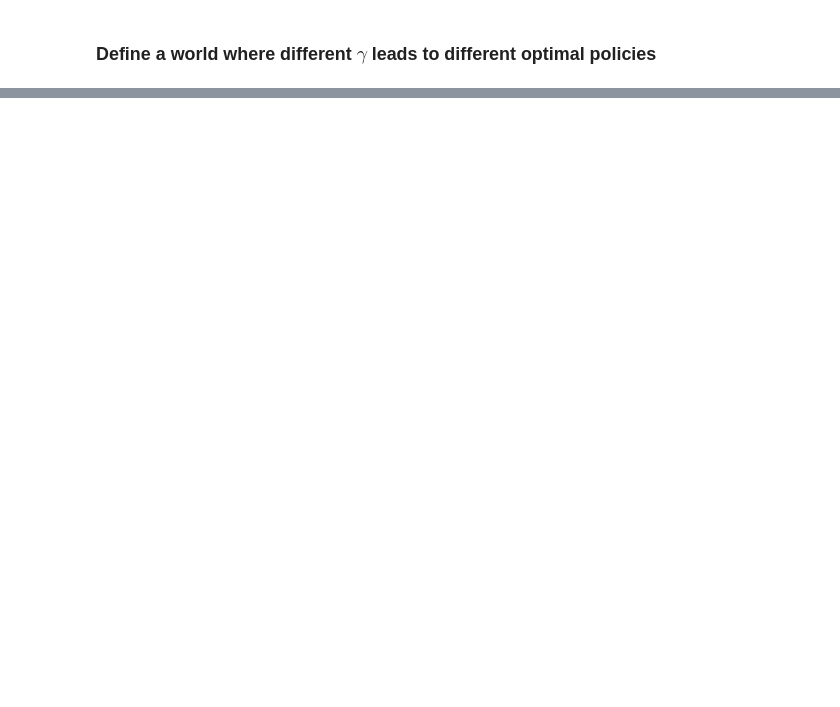
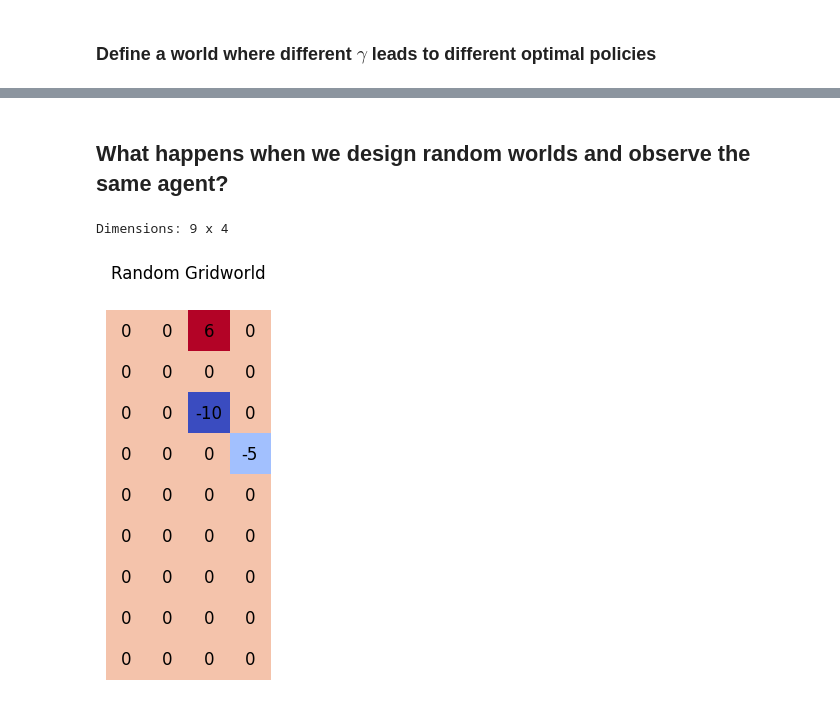
Before and after one commit to ankile/dtak-mhealth-rl, a Jupyter notebook: src/notebooks/03_la_value_iteration.ipynb, the cells around one changed output, grey strips where cells are left out. Drawn from its saved outputs; the diff is of its cells as text; code cells hidden in the pictures; blank space fills up the shorter version.

Commit message:
Initial experiment of random env design

```diff
--- a/src/notebooks/03_la_value_iteration.ipynb
+++ b/src/notebooks/03_la_value_iteration.ipynb
@@ -67,11 +74,11 @@ def generate_n_trajectories(
         )
     return trajectories
 # %%
-def make_absorbing(R, *Ts):
+# @jit(nopython=True)
+def make_absorbing(R: np.ndarray, T: np.ndarray) -> None:
     reward_indices = np.where(R > 0)[0]
-    for T in Ts:
-        T[reward_indices, :, :] = 0
-        T[reward_indices, :, reward_indices] = 1
+    T[reward_indices, :, :] = 0
+    T[reward_indices, :, reward_indices] = 1
 # %%
 @jit(nopython=True)
 def transition_matrix(N, M, p):
@@ -301,0 +377,2 @@ plt.show()
+# %% [markdown]
+## What happens when we design random worlds and observe the same agent?
@@ -301,0 +427,31 @@ plt.show()
+# %%
+def plot_gridworld(R, dimensions, title="Gridworld", ax=None):
+    if not ax:
+        fig, ax = plt.subplots()
+    cmap = plt.colormaps["coolwarm"]
+    R = R.reshape(dimensions)
+    ax.matshow(R, cmap=cmap)
+
+    for i in range(R.shape[0]):
+        for j in range(R.shape[1]):
+            ax.text(j, i, str(int(R[i, j])), ha="center", va="center", fontsize=12)
+
+    ax.set_title(title)
+    ax.axis("off")
+# %%
+# You can now call this function to generate a random world
+(
+    N1,
+    M1,
+    R1,
+    T_true1,
+    absorbing_states1,
+) = generate_random_world()
+
+
+print(f"Dimensions: {N1} x {M1}")
+
+plot_gridworld(R1, (N1, M1), "Random Gridworld")
+# %% [output]
+Dimensions: 9 x 4
+[figure, added]
```
Also changed, not shown: parts of 31 cells of this notebook, 3 other files.
